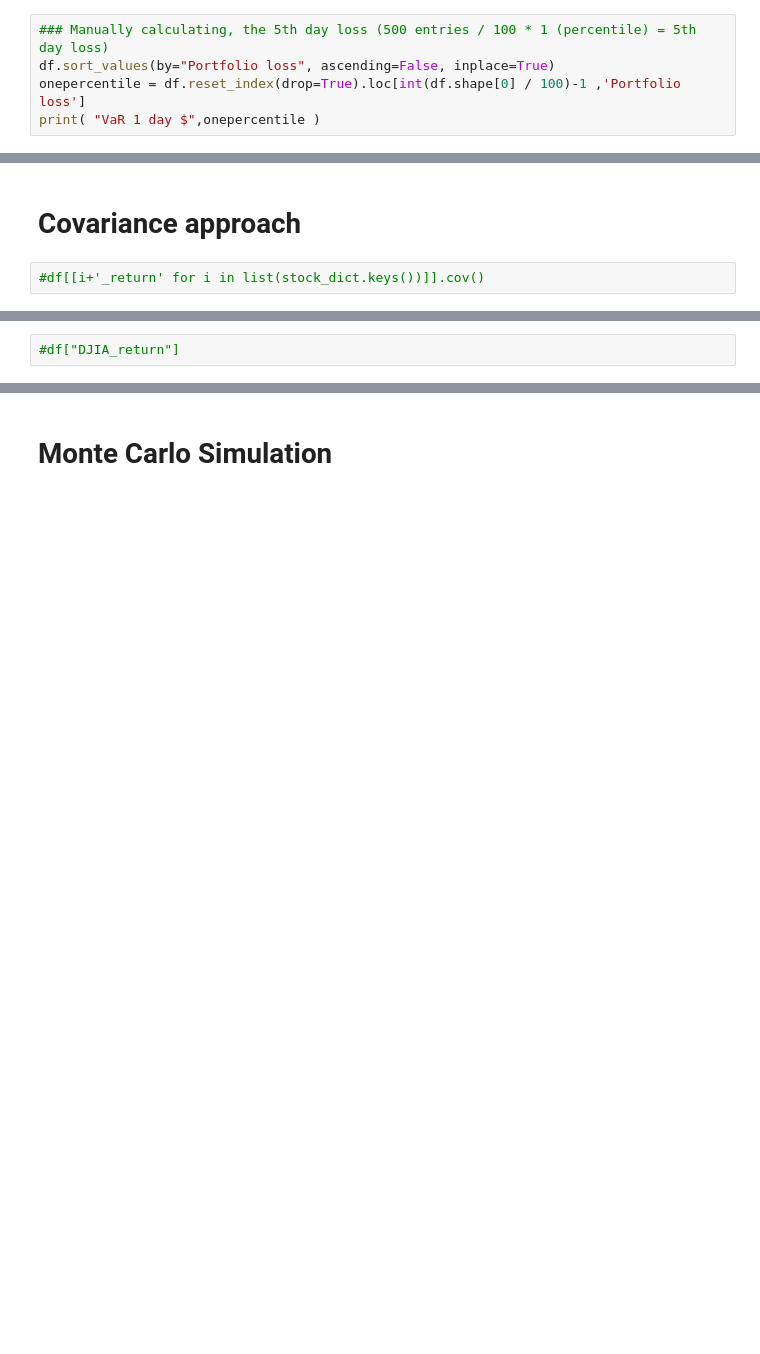
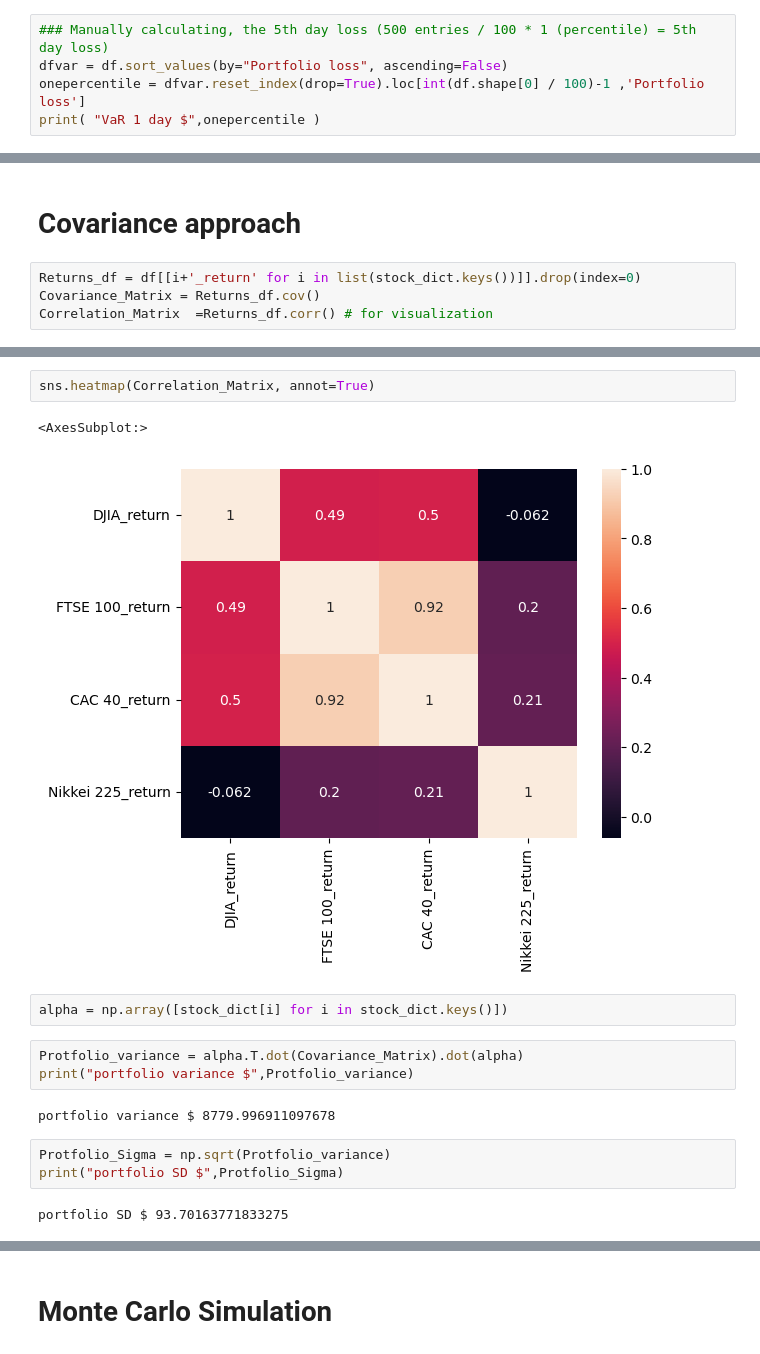
Before and after one commit to soumenhalder/Finance_SH, a Jupyter notebook: VaR/VaRCalculation.ipynb, the cells around one changed output, grey strips where cells are left out. Saved outputs shown, nothing was run; the diff lists cells and outputs as text; blank space fills up the shorter version.

Commit message:
Variance, Covariance method

```diff
--- a/VaR/VaRCalculation.ipynb
+++ b/VaR/VaRCalculation.ipynb
@@ -156,8 +157,8 @@ VaR 1 day $ 217.97104094571608
 ### VaR 1 day, manual counting
 # %%
 ### Manually calculating, the 5th day loss (500 entries / 100 * 1 (percentile) = 5th day loss)
-df.sort_values(by="Portfolio loss", ascending=False, inplace=True)
-onepercentile = df.reset_index(drop=True).loc[int(df.shape[0] / 100)-1 ,'Portfolio loss']
+dfvar = df.sort_values(by="Portfolio loss", ascending=False)
+onepercentile = dfvar.reset_index(drop=True).loc[int(df.shape[0] / 100)-1 ,'Portfolio loss']
 print( "VaR 1 day $",onepercentile )
 # %% [output]
 VaR 1 day $ 253.3445778480283
@@ -191,4 +194,6 @@ df.head()
 # %% [markdown]
 # Covariance approach
 # %%
-#df[[i+'_return' for i in list(stock_dict.keys())]].cov()
+Returns_df = df[[i+'_return' for i in list(stock_dict.keys())]].drop(index=0)
+Covariance_Matrix = Returns_df.cov()
+Correlation_Matrix  =Returns_df.corr() # for visualization
@@ -195,2 +210,17 @@ df.head()
 # %%
-#df["DJIA_return"]
+sns.heatmap(Correlation_Matrix, annot=True)
+# %% [output]
+<AxesSubplot:>
+[figure, added]
+# %%
+alpha = np.array([stock_dict[i] for i in stock_dict.keys()])
+# %%
+Protfolio_variance = alpha.T.dot(Covariance_Matrix).dot(alpha)
+print("portfolio variance $",Protfolio_variance)
+# %% [output]
+portfolio variance $ 8779.996911097678
+# %%
+Protfolio_Sigma = np.sqrt(Protfolio_variance)
+print("portfolio SD $",Protfolio_Sigma)
+# %% [output]
+portfolio SD $ 93.70163771833275
```
Also changed, not shown: parts of 23 cells of this notebook.
